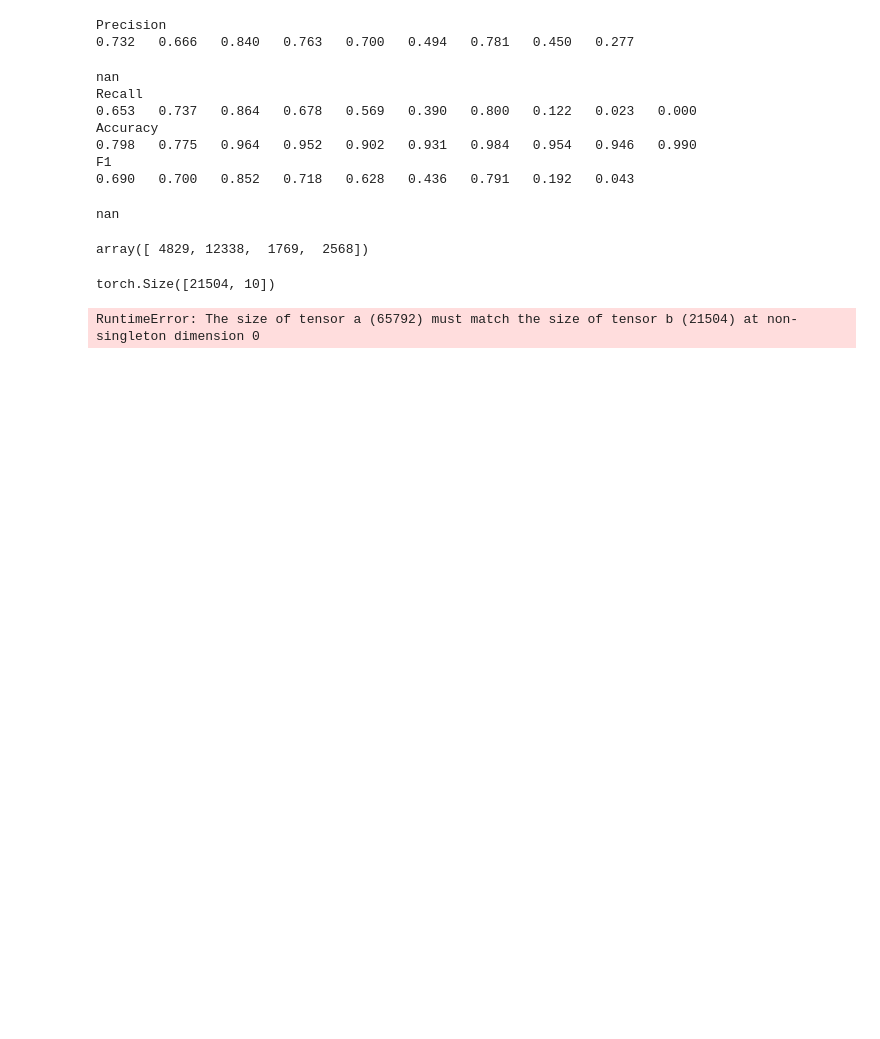
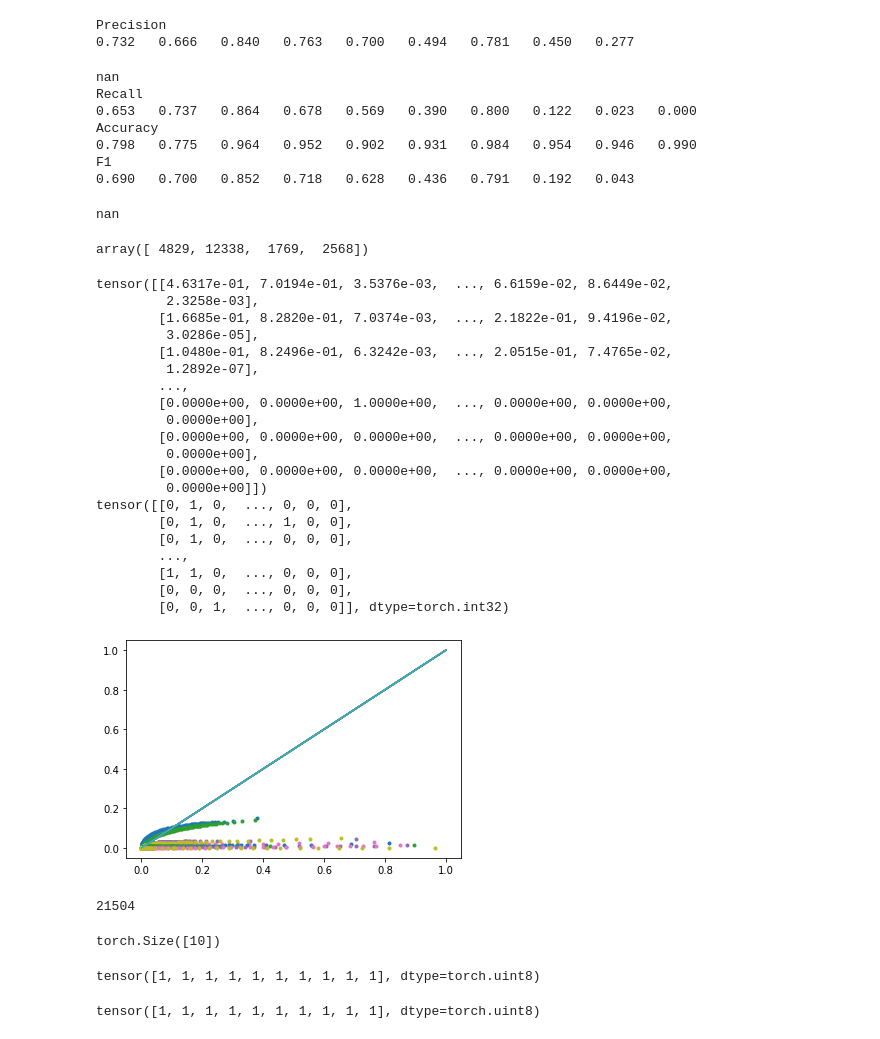
Before and after one commit to MortenSkovsted/embeddings-in-ppt, a Jupyter notebook: notebooks/Prediction_analysis.ipynb, the cells around one changed output. Drawn from its saved outputs; the diff is of its cells as text; code cells hidden in the pictures; blank space fills up the shorter version.

```diff
--- a/notebooks/Prediction_analysis.ipynb
+++ b/notebooks/Prediction_analysis.ipynb
@@ -203,14 +221,15 @@ array([ 4829, 12338,  1769,  2568])
 from matplotlib.pyplot import plot as plt
 # %%
 #Due to output being wrong a number of things will be done to make the right dataset ready to be analysed
-The_prediction_ = prepredictions[:21504,:]
+prepredictions = prepredictions[:21504,:]
 # %%
 #make AOC graphs for all locations!!!
 #numpy.random.uniform(low=0.0, high=1.0, size=None)¶
 
-
-tensor_row_length = The_prediction_.size()[0]
-print(The_prediction_.size())
+print(prepredictions)
+print(targets)
+tensor_row_length = prepredictions.size()[0]
+#print(prepredictions)
 
 Highlevel_list
 AOC = []
@@ -235,43 +254,71 @@ for i in range(10):
 
         #print(targets[:,i].sum())
         #print((targets[:,i] == 0).sum())
 
         #True positive
         TP_count = (Predicted_with_threshold * targets[:,i].type_as(Predicted_with_threshold)).sum().item()
 
         #False positiv
         FP_count = (Predicted_with_threshold * (targets[:,i] == 0).type_as(Predicted_with_threshold)).sum().item()
 
         #True negativ
         TN_count = (Negativ_prediction_with_threshold * targets[:,i].type_as(Negativ_prediction_with_threshold)).sum().item()
 
         #False negativ
         FN_count = (Negativ_prediction_with_threshold * (targets[:,i] == 0).type_as(Negativ_prediction_with_threshold)).sum().item()
 
         AOC[i].append((FPR(FP_count,TN_count),TPR(TP_count,FN_count)))
         x.append(FPR(FP_count,TN_count))
         y.append(TPR(TP_count,FN_count))
 
 
     #print(AOC[i])
     #print(AOC[i][1:])
+    #print(x)
     plt(x,y, '.')
     x = [0,1]
     y = [0,1]
     plt(x,y)
-    break
+    #break
     #print(f'threshold = {threshold}')
     #print(((prepredictions[i,:] < threshold).sum().item())/tensor_row_length)
 # %% [output]
-torch.Size([21504, 10])
+tensor([[4.6317e-01, 7.0194e-01, 3.5376e-03,  ..., 6.6159e-02, 8.6449e-02,
+         2.3258e-03],
+        [1.6685e-01, 8.2820e-01, 7.0374e-03,  ..., 2.1822e-01, 9.4196e-02,
+         3.0286e-05],
+        [1.0480e-01, 8.2496e-01, 6.3242e-03,  ..., 2.0515e-01, 7.4765e-02,
+         1.2892e-07],
+        ...,
+        [0.0000e+00, 0.0000e+00, 1.0000e+00,  ..., 0.0000e+00, 0.0000e+00,
+         0.0000e+00],
+        [0.0000e+00, 0.0000e+00, 0.0000e+00,  ..., 0.0000e+00, 0.0000e+00,
+         0.0000e+00],
+        [0.0000e+00, 0.0000e+00, 0.0000e+00,  ..., 0.0000e+00, 0.0000e+00,
+         0.0000e+00]])
+tensor([[0, 1, 0,  ..., 0, 0, 0],
+        [0, 1, 0,  ..., 1, 0, 0],
+        [0, 1, 0,  ..., 0, 0, 0],
+        ...,
+        [1, 1, 0,  ..., 0, 0, 0],
+        [0, 0, 0,  ..., 0, 0, 0],
+        [0, 0, 1,  ..., 0, 0, 0]], dtype=torch.int32)
-RuntimeError: The size of tensor a (65792) must match the size of tensor b (21504) at non-singleton dimension 0
+[figure, added]
 # %%
 tensor_row_length
+# %% [output]
+21504
 # %%
 (prepredictions[i,:] < threshold).size()
+# %% [output]
+torch.Size([10])
 # %%
 torch.transpose((prepredictions[i,:] < threshold),0,-1)
+# %% [output]
+tensor([1, 1, 1, 1, 1, 1, 1, 1, 1, 1], dtype=torch.uint8)
 # %%
 (prepredictions[i,:] < threshold)
+# %% [output]
+tensor([1, 1, 1, 1, 1, 1, 1, 1, 1, 1], dtype=torch.uint8)
 # %%
 targets[:,0].size()
```
Also changed, not shown: parts of 4 cells of this notebook, 1 other file.
